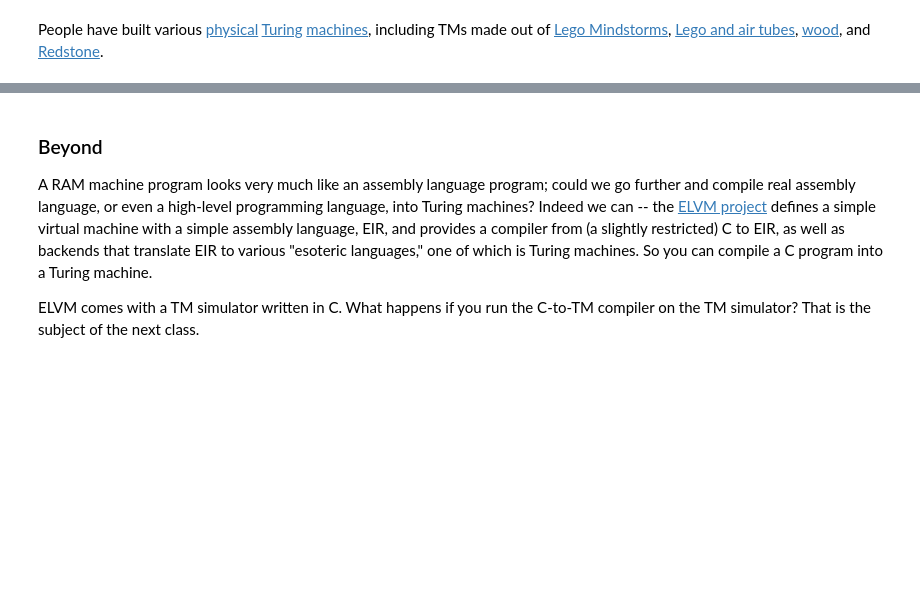
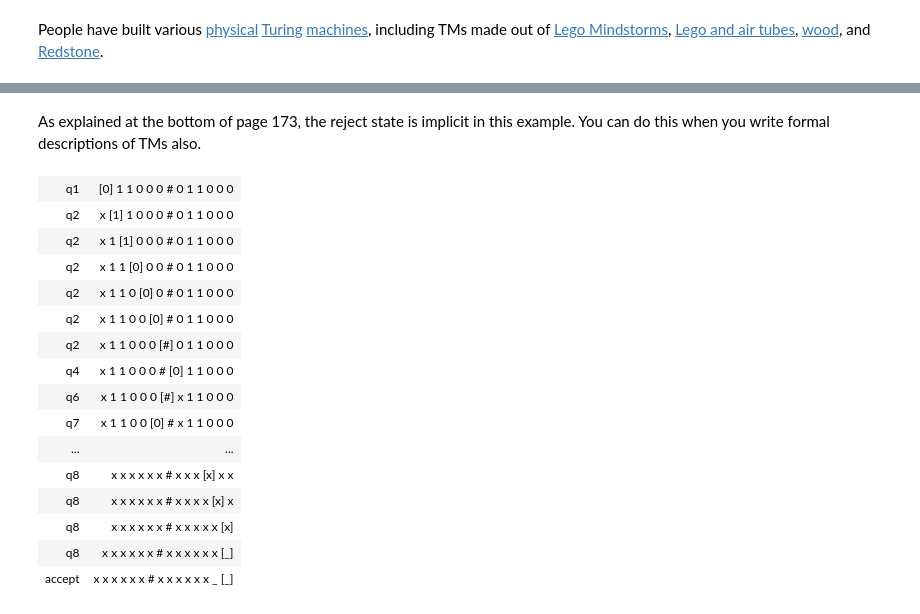
Before and after one commit to ND-CSE-30151/spring-2020, a Jupyter notebook: notes/week08/week08.ipynb, the cells around one changed output, grey strips where cells are left out. Cells and saved outputs as stored; diff of their text form; code cells hidden in the pictures; blank space fills up the shorter version.

```diff
--- a/notes/week08/week08.ipynb
+++ b/notes/week08/week08.ipynb
@@ -77,2 +127,0 @@ Note that in this example, the reject state has been omitted. If at any point in
-# %%
-run(m1, "0 1 0 # 0 1 0").only_path()
@@ -96,2 +127,0 @@ run(m1, "0 1 0 # 0 1 0").only_path()
-# %%
-run(m1, "0 1 0 # 0 1 1").only_path()
@@ -211,6 +128,21 @@ But are real computers more like Turing machines or RAM machines? We'll take thi
-# %% [markdown]
-### Beyond
-
-A RAM machine program looks very much like an assembly language program; could we go further and compile real assembly language, or even a high-level programming language, into Turing machines? Indeed we can -- the [ELVM project](https://github.com/shinh/elvm) defines a simple virtual machine with a simple assembly language, EIR, and provides a compiler from (a slightly restricted) C to EIR, as well as backends that translate EIR to various "esoteric languages," one of which is Turing machines. So you can compile a C program into a Turing machine.
-
-ELVM comes with a TM simulator written in C. What happens if you run the C-to-TM compiler on the TM simulator? That is the subject of the next class.
+# %% [markdown]
+As explained at the bottom of page 173, the reject state is implicit in this example. You can do this when you write formal descriptions of TMs also.
+# %%
+run(m1, "0 1 1 0 0 0 # 0 1 1 0 0 0").only_path()
+# %% [output]
+| q1 | [0] 1 1 0 0 0 # 0 1 1 0 0 0 |
+| q2 | x [1] 1 0 0 0 # 0 1 1 0 0 0 |
+| q2 | x 1 [1] 0 0 0 # 0 1 1 0 0 0 |
+| q2 | x 1 1 [0] 0 0 # 0 1 1 0 0 0 |
+| q2 | x 1 1 0 [0] 0 # 0 1 1 0 0 0 |
+| q2 | x 1 1 0 0 [0] # 0 1 1 0 0 0 |
+| q2 | x 1 1 0 0 0 [#] 0 1 1 0 0 0 |
+| q4 | x 1 1 0 0 0 # [0] 1 1 0 0 0 |
+| q6 | x 1 1 0 0 0 [#] x 1 1 0 0 0 |
+| q7 | x 1 1 0 0 [0] # x 1 1 0 0 0 |
+| ... | ... |
+| q8 | x x x x x x # x x x [x] x x |
+| q8 | x x x x x x # x x x x [x] x |
+| q8 | x x x x x x # x x x x x [x] |
+| q8 | x x x x x x # x x x x x x [_] |
+| accept | x x x x x x # x x x x x x _ [_] |
```
Also changed, not shown: parts of 59 cells of this notebook, 11 other files.
